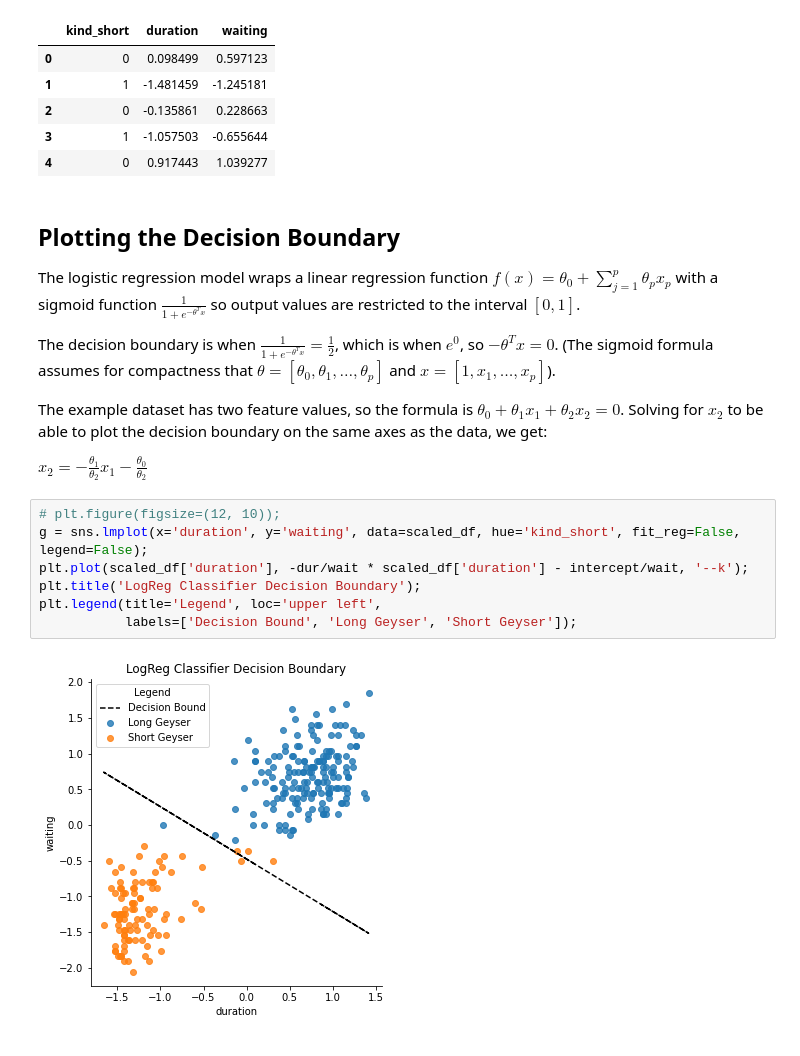
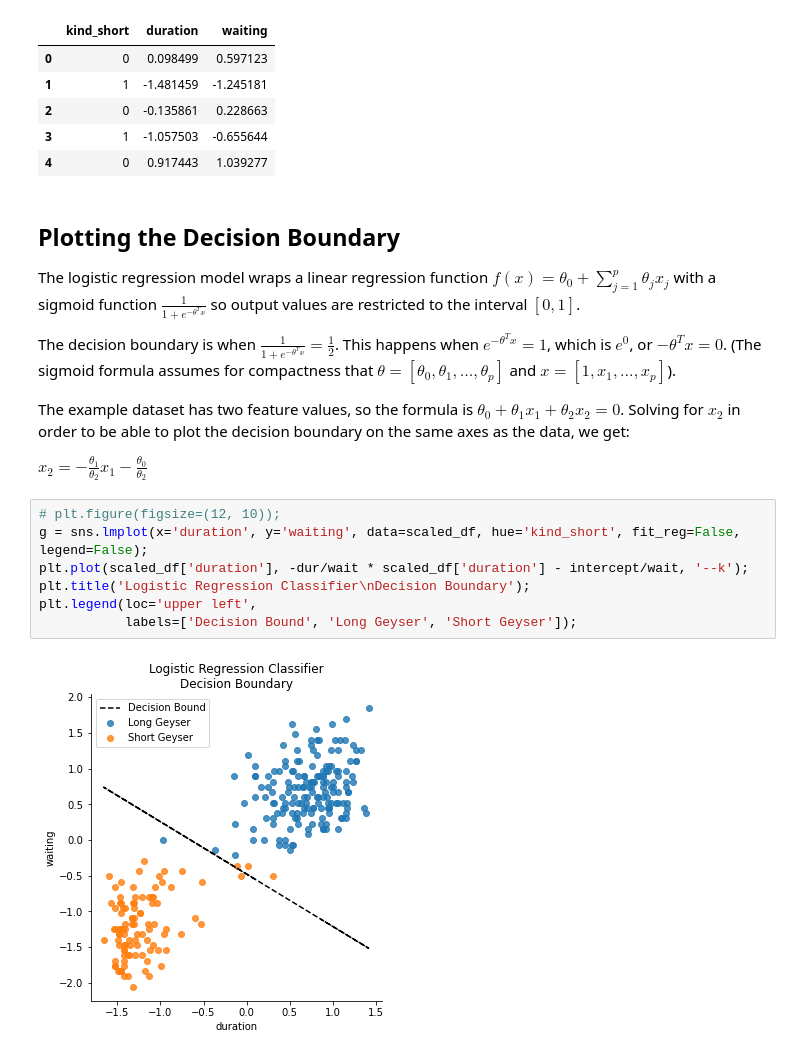
Before and after one commit to HKuz/MachineLearningPractice, a Jupyter notebook: LogisticReg_DecisionBoundary.ipynb, the cells around one changed output. Drawn from its saved outputs; the diff is of its cells as text.

Commit message:
fix: subscript error in decision boundary formulas

```diff
--- a/LogisticReg_DecisionBoundary.ipynb
+++ b/LogisticReg_DecisionBoundary.ipynb
@@ -125,19 +125,19 @@ scaled_df.head()
 ## Plotting the Decision Boundary
 
 
-The logistic regression model wraps a linear regression function $f(x) = \theta_0 + \displaystyle \sum_{j=1}^p \theta_p x_p$ with a sigmoid function $\frac{1}{1 + e^{-\theta^T x}}$ so output values are restricted to the interval $[0, 1]$.
+The logistic regression model wraps a linear regression function $f(x) = \theta_0 + \displaystyle \sum_{j=1}^p \theta_j x_j$ with a sigmoid function $\frac{1}{1 + e^{-\theta^T x}}$ so output values are restricted to the interval $[0, 1]$.
 
-The decision boundary is when $\frac{1}{1 + e^{-\theta^T x}} = \frac{1}{2}$, which is when $e^0$, so $-\theta^T x = 0$. (The sigmoid formula assumes for compactness that $\theta = [\theta_0, \theta_1, \ldots, \theta_p]$ and $x = [1, x_1, \ldots, x_p]$).
+The decision boundary is when $\frac{1}{1 + e^{-\theta^T x}} = \frac{1}{2}$. This happens when $e^{-\theta^T x} = 1$, which is $e^0$, or $-\theta^T x = 0$. (The sigmoid formula assumes for compactness that $\theta = [\theta_0, \theta_1, \ldots, \theta_p]$ and $x = [1, x_1, \ldots, x_p]$).
 
-The example dataset has two feature values, so the formula is $\theta_0 + \theta_1 x_1 + \theta_2 x_2 = 0$. Solving for $x_2$ to be able to plot the decision boundary on the same axes as the data, we get:
+The example dataset has two feature values, so the formula is $\theta_0 + \theta_1 x_1 + \theta_2 x_2 = 0$. Solving for $x_2$ in order to be able to plot the decision boundary on the same axes as the data, we get:
 
 $x_2 = -\frac{\theta_1}{\theta_2} x_1 - \frac{\theta_0}{\theta_2}$
 # %%
 # plt.figure(figsize=(12, 10));
 g = sns.lmplot(x='duration', y='waiting', data=scaled_df, hue='kind_short', fit_reg=False, legend=False);
 plt.plot(scaled_df['duration'], -dur/wait * scaled_df['duration'] - intercept/wait, '--k');
-plt.title('LogReg Classifier Decision Boundary');
-plt.legend(title='Legend', loc='upper left',
+plt.title('Logistic Regression Classifier\nDecision Boundary');
+plt.legend(loc='upper left',
            labels=['Decision Bound', 'Long Geyser', 'Short Geyser']);
 # %% [output]
-[figure, old version]
+[figure, new version]
```
